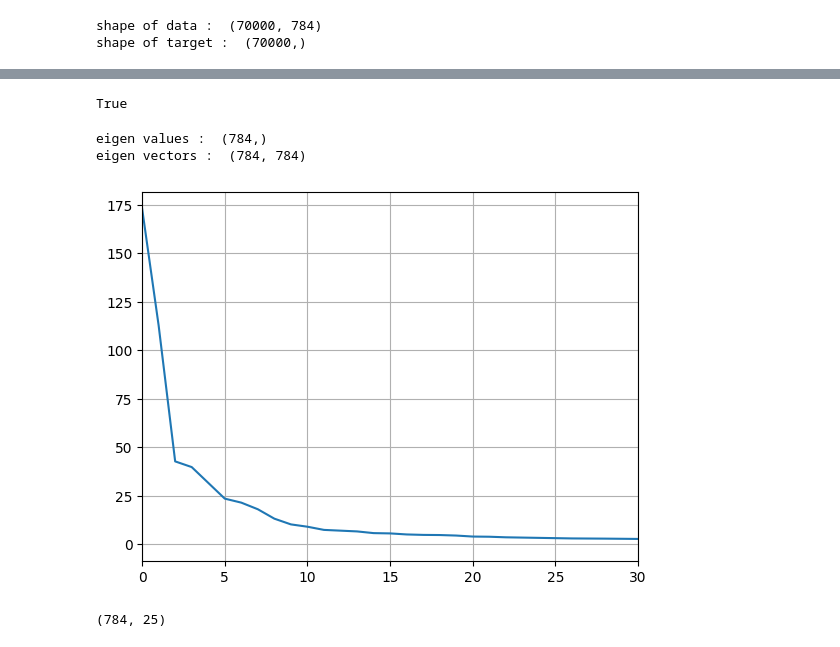
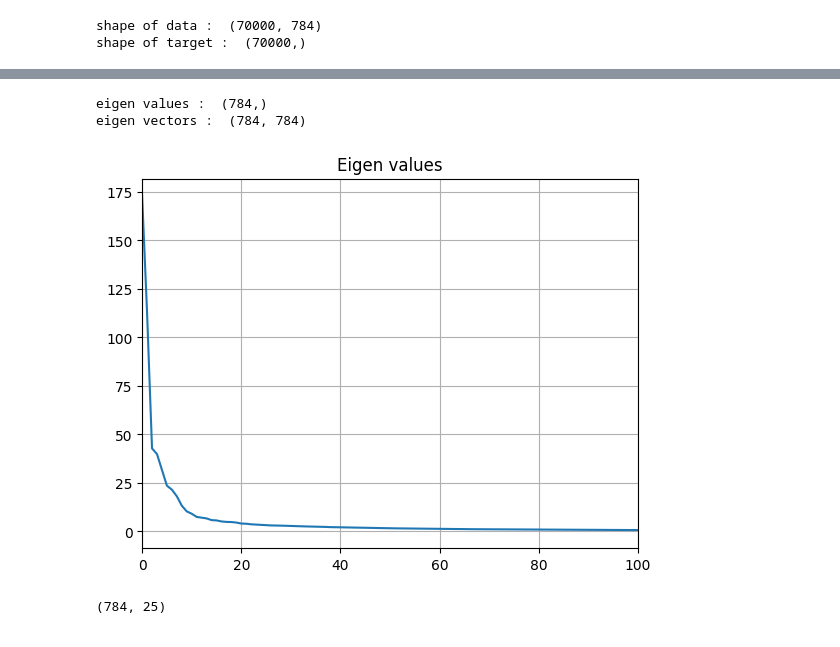
Before and after one commit to javadkavian/ML_Assignments, a Jupyter notebook: MixtureModelsPCA/Q5.ipynb, the cells around one changed output, grey strips where cells are left out. Cells and saved outputs as stored; diff of their text form; code cells hidden in the pictures.

```diff
--- a/MixtureModelsPCA/Q5.ipynb
+++ b/MixtureModelsPCA/Q5.ipynb
@@ -13,6 +14,9 @@ shape of target :  (70000,)
 # %%
 X = fashion_mnist['data'].to_numpy()
 Y = fashion_mnist['target'].to_numpy()
+# %%
+scalar = StandardScaler()
+standard_X = scalar.fit_transform(X)
 # %%
 random_index = np.random.randint(0, len(Y))
 plt.imshow(X[random_index].reshape(28, 28))
@@ -22,2 +25,0 @@ plt.show()
-# %%
-standard_X = (X - np.mean(X, axis=0)) / np.std(X, axis=0, ddof=1)
@@ -26,7 +26,5 @@ sample_covariance_matrix = (1/len(Y))*np.matmul(standard_X.T, standard_X)
-# %%
-print(np.allclose(sample_covariance_matrix, np.cov(standard_X.T, ddof=0)))
-# %% [output]
-True
+# %%
+sample_covariance_matrix = np.cov(standard_X, rowvar=False )
 # %%
 eigen_vals, eigen_vecs = np.linalg.eig(sample_covariance_matrix)
 print("eigen values : ", eigen_vals.shape)
@@ -35,11 +33,14 @@ print("eigen vectors : ", eigen_vecs.shape)
 eigen values :  (784,)
 eigen vectors :  (784, 784)
 # %%
-sorted_eigen_values = sorted(eigen_vals, reverse=True)
-plt.plot(sorted_eigen_values)
+sorted_idx = np.argsort(eigen_vals)[::-1]
+eigen_vals = eigen_vals[sorted_idx]
+eigen_vecs = eigen_vecs[sorted_idx]
+plt.plot(eigen_vals)
 plt.grid()
-plt.xlim([0, 30])
+plt.xlim([0, 100])
+plt.title('Eigen values')
 plt.show()
 # %% [output]
-[figure, old version]
+[figure, new version]
 # %%
```
Also changed, not shown: parts of 12 cells of this notebook.
